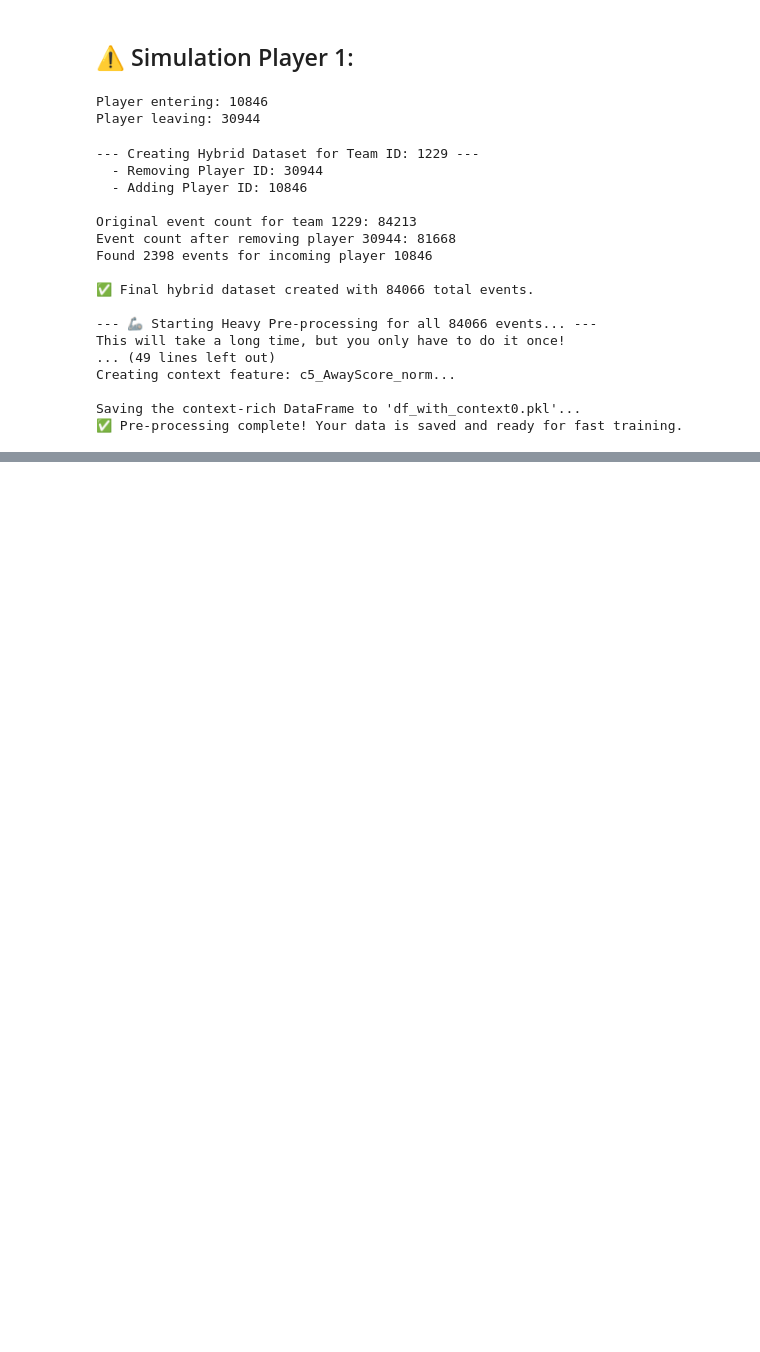
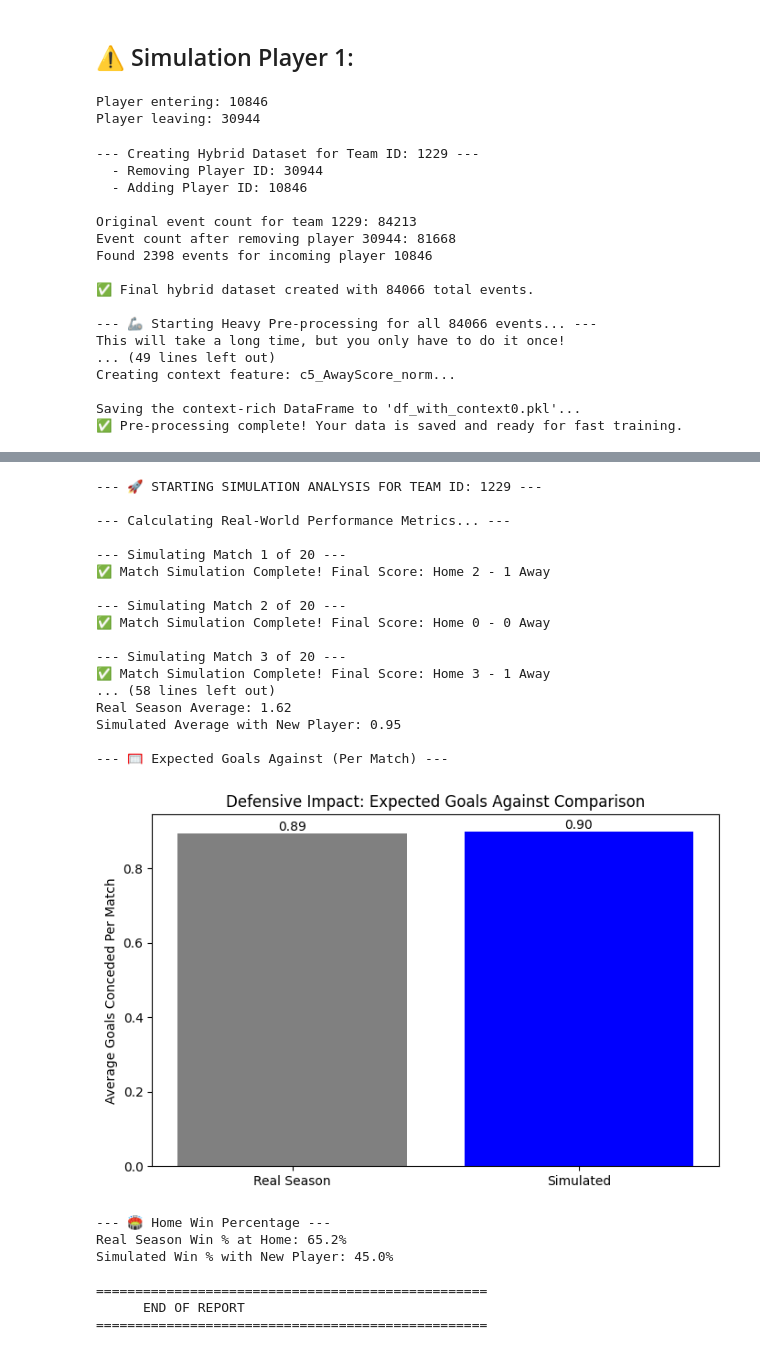
Before and after one commit to SLy-Precision/Player-Detection-and-Team-Performance-Prediction, a Jupyter notebook: 04_AEGIS_Simulations.ipynb, the cells around one changed output, grey strips where cells are left out. Cells and saved outputs as stored; diff of their text form; code cells hidden in the pictures; blank space fills up the shorter version.

```diff
--- a/04_AEGIS_Simulations.ipynb
+++ b/04_AEGIS_Simulations.ipynb
@@ -633,0 +749,15 @@ ValueError: classes should include all valid labels that can be in y
+# %%
+# Precharge
+
+finetuned_y_location_player0.load_model(path + 'finetuned_y_location_player0.json')
+# %%
+# ⏱️ FineTunning for TimeDelta
+
+finetuned_timedelta_model_player0 = finetune_regressor_player_replacement(
+    train_df=train_df,
+    val_df=val_df,
+    base_model_path=path + 'timedelta_model0.json',
+    new_model_path=path + 'finetuned_timedelta_model_player0.json',
+    target_col='TimeDelta',
+    event_type_model=finetuned_event_type_model_player0
+)
@@ -633,0 +780,4 @@ ValueError: classes should include all valid labels that can be in y
+# %%
+# Precharge just in case
+
+finetuned_timedelta_model_player0.load_model(path + 'finetuned_timedelta_model_player0.json')
@@ -633,0 +1010,55 @@ ValueError: classes should include all valid labels that can be in y
+# %%
+# --- Assemble the dictionary with all fine-tuned models for Player 0 ---
+all_models_player0 = {
+    "event_type": finetuned_event_type_model_player0,
+    "accuracy": finetuned_accuracy_model_player0,
+    "goal": finetuned_goal_model_player0,
+    "x_location": finetuned_x_location_player0,
+    "y_location": finetuned_y_location_player0,
+    "timedelta": finetuned_timedelta_model_player0,
+    "class_mapping": class_mapping
+}
+
+# --- Set Simulation Parameters ---
+validation_match_ids_for_sim = val_df['matchId'].unique()
+n_simulations = 20
+goal_threshold = 0.55
+realism_strength = 0.65
+
+# --- Run the Analysis ---
+run_player_simulation_analysis(
+    real_data_df=df_AEGIS_tunning,
+    team_id_to_analyze=id_america,
+    simulation_context_df=df_for_player0,
+    validation_match_ids=validation_match_ids_for_sim,
+    all_finetuned_models=all_models_player0,
+    n_matches_to_simulate=n_simulations,
+    goal_threshold=goal_threshold,
+    realism_strength=realism_strength
+)
+# %% [output]
+--- 🚀 STARTING SIMULATION ANALYSIS FOR TEAM ID: 1229 ---
+
+--- Calculating Real-World Performance Metrics... ---
+
+--- Simulating Match 1 of 20 ---
+✅ Match Simulation Complete! Final Score: Home 2 - 1 Away
+
+--- Simulating Match 2 of 20 ---
+✅ Match Simulation Complete! Final Score: Home 0 - 0 Away
+
+--- Simulating Match 3 of 20 ---
+✅ Match Simulation Complete! Final Score: Home 3 - 1 Away
+... (58 lines left out)
+Real Season Average: 1.62
+Simulated Average with New Player: 0.95
+
+--- 🥅 Expected Goals Against (Per Match) ---
+[figure, added]
+--- 🏟️ Home Win Percentage ---
+Real Season Win % at Home: 65.2%
+Simulated Win % with New Player: 45.0%
+
+==================================================
+      END OF REPORT
+==================================================
```
Also changed, not shown: parts of 25 cells of this notebook.
